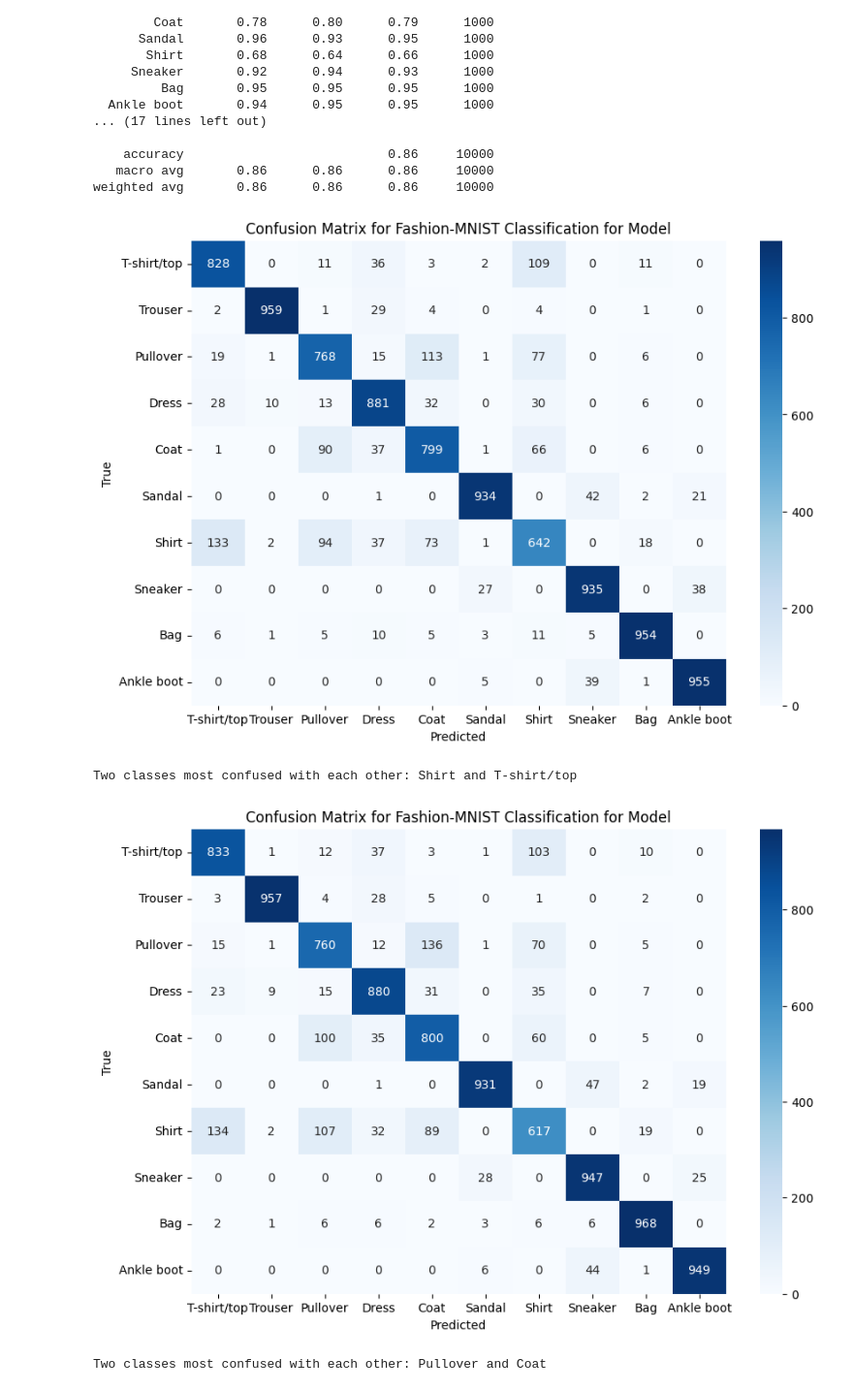
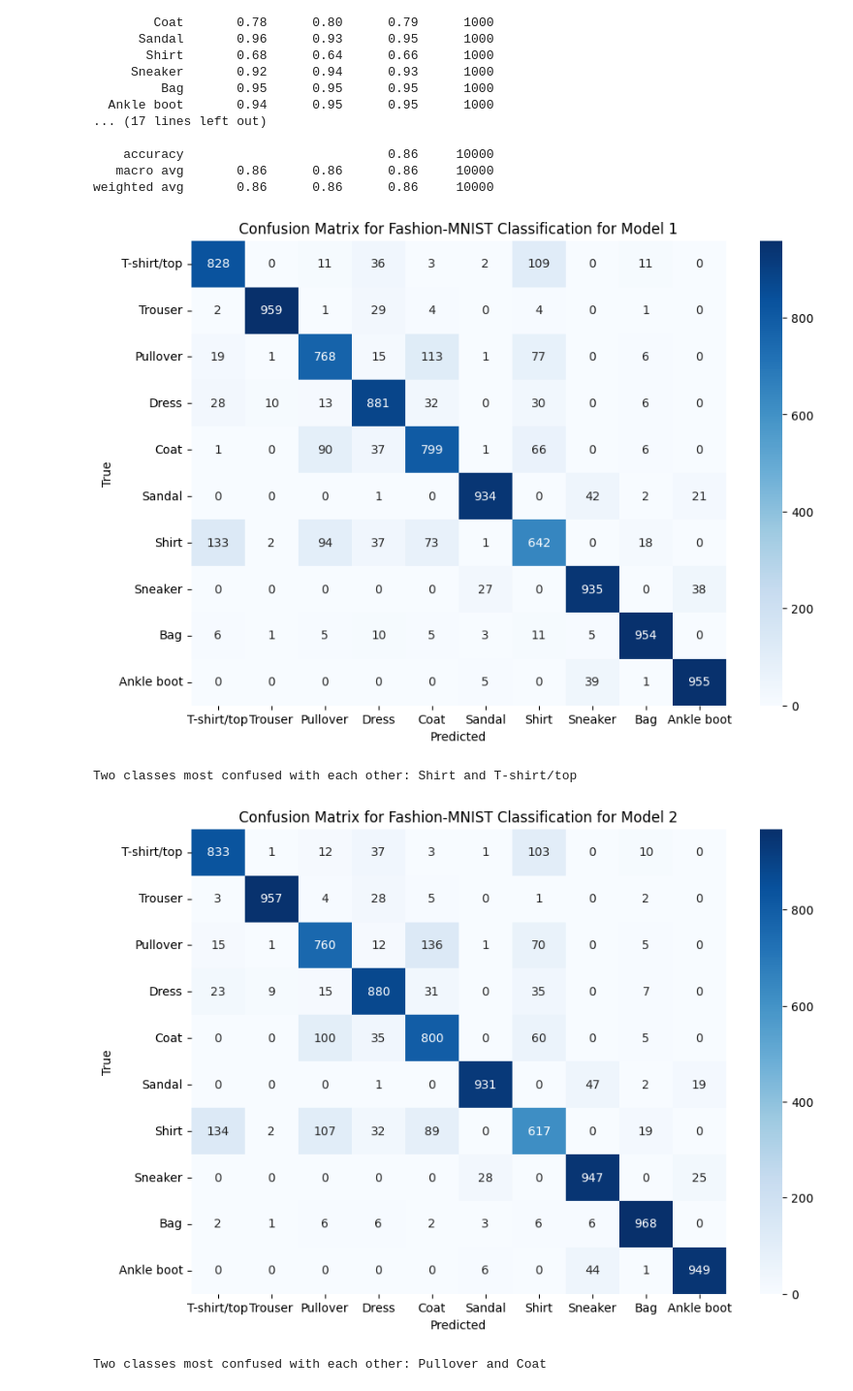
Before and after one commit to MAmin-y/Neural-Networks-and-Deep-Learning-Course-Projects-F2024, a Jupyter notebook: CA1/Q1.ipynb, the cells around one changed output. Shown: that part at 97% size. Drawn from its saved outputs; the diff is of its cells as text; code cells hidden in the pictures.

Commit message:
Set name for plots

```diff
--- a/CA1/Q1.ipynb
+++ b/CA1/Q1.ipynb
@@ -263,11 +263,11 @@ model_trainer2.evaluate()
    macro avg       0.86      0.86      0.86     10000
 weighted avg       0.86      0.86      0.86     10000
 # %%
-model_trainer1.plot_confusion_matrix()
-model_trainer2.plot_confusion_matrix()
+model_trainer1.plot_confusion_matrix(model_name="Model 1")
+model_trainer2.plot_confusion_matrix(model_name="Model 2")
 # %% [output]
-[figure, old version]
+[figure, new version]
 Two classes most confused with each other: Shirt and T-shirt/top
-[figure, old version]
+[figure, new version]
 Two classes most confused with each other: Pullover and Coat
 # %%
```
Also changed, not shown: parts of 1 cell of this notebook.
